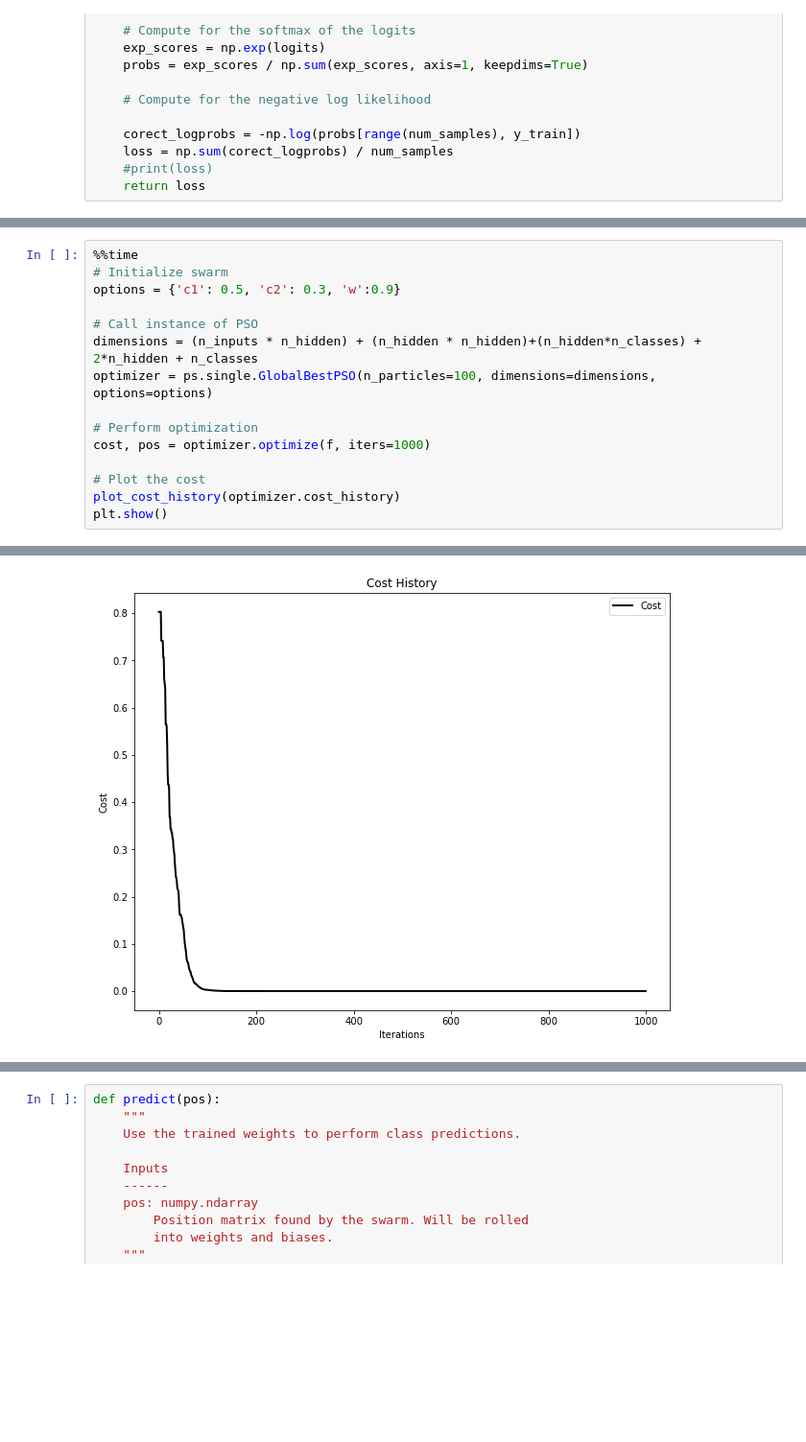
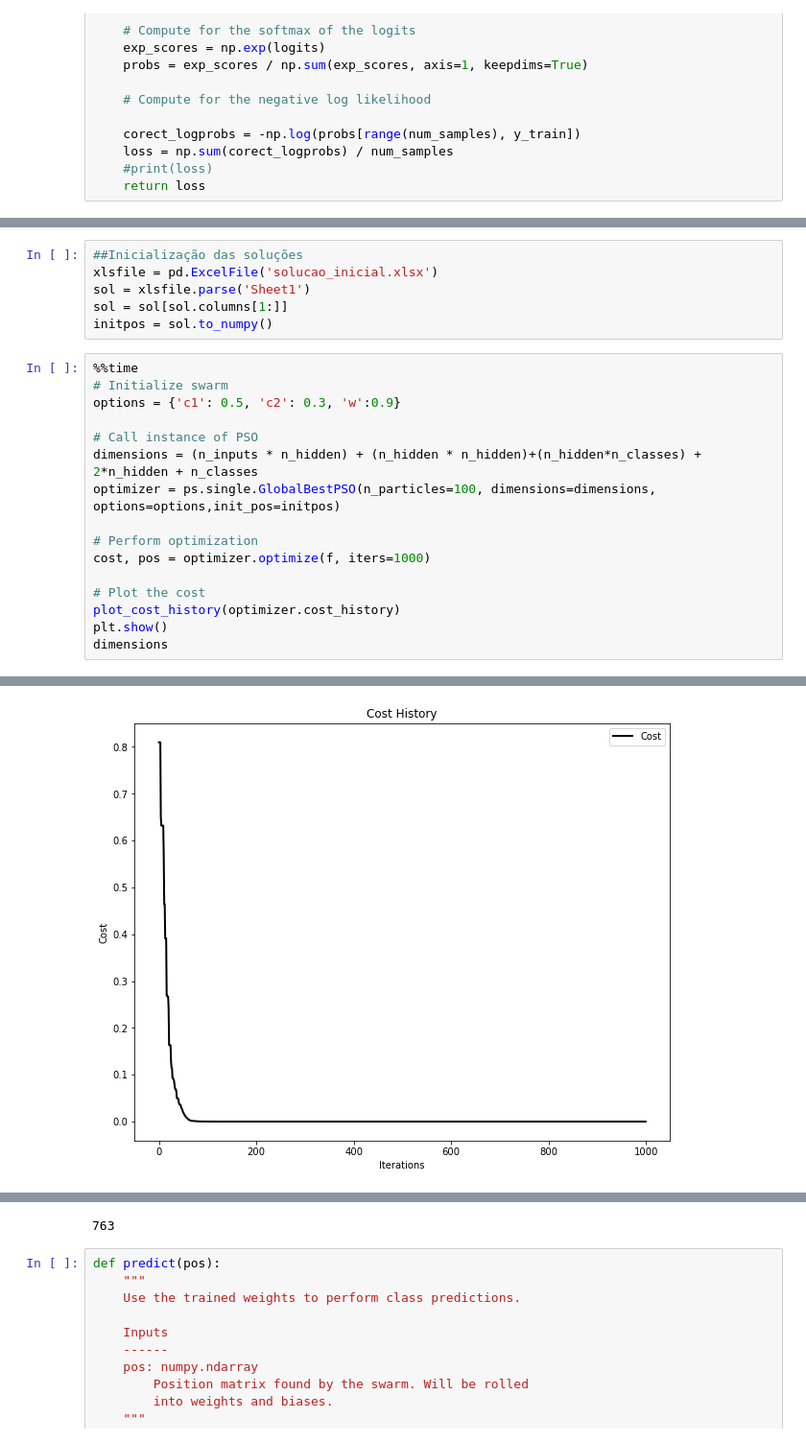
Before and after one commit to MariaJuliaAguiar/Metaheuristics_Training_Neural_Networks, a Jupyter notebook: PSO_Training a Neural Network.ipynb, the cells around one changed output, grey strips where cells are left out. Shown at 96% size. Cells and saved outputs as stored; diff of their text form; blank space fills up the shorter version.

Commit message:
solucao inicial

```diff
--- a/PSO_Training a Neural Network.ipynb
+++ b/PSO_Training a Neural Network.ipynb
@@ -153,6 +157,12 @@ def f(x):
     j = [forward_prop(x[i]) for i in range(n_particles)]
     #print(x)
     return np.array(j)
+# %%
+##Inicialização das soluções
+xlsfile = pd.ExcelFile('solucao_inicial.xlsx')
+sol = xlsfile.parse('Sheet1')
+sol = sol[sol.columns[1:]]
+initpos = sol.to_numpy()
 # %%
 %%time
 # Initialize swarm
@@ -160,7 +170,7 @@ options = {'c1': 0.5, 'c2': 0.3, 'w':0.9}
 
 # Call instance of PSO
 dimensions = (n_inputs * n_hidden) + (n_hidden * n_hidden)+(n_hidden*n_classes) + 2*n_hidden + n_classes
-optimizer = ps.single.GlobalBestPSO(n_particles=100, dimensions=dimensions, options=options)
+optimizer = ps.single.GlobalBestPSO(n_particles=100, dimensions=dimensions, options=options,init_pos=initpos)
 
 # Perform optimization
 cost, pos = optimizer.optimize(f, iters=1000)
@@ -168,4 +178,5 @@ cost, pos = optimizer.optimize(f, iters=1000)
 # Plot the cost
 plot_cost_history(optimizer.cost_history)
 plt.show()
+dimensions
 # %% [output]
@@ -189 +200 @@ plt.show()
-[figure, old version]
+[figure, new version]
@@ -191,3 +202,4 @@ Wall time: 38.6 s
+763
 # %%
 def predict(pos):
     """
```
Also changed, not shown: parts of 3 cells of this notebook, 1 other file.
